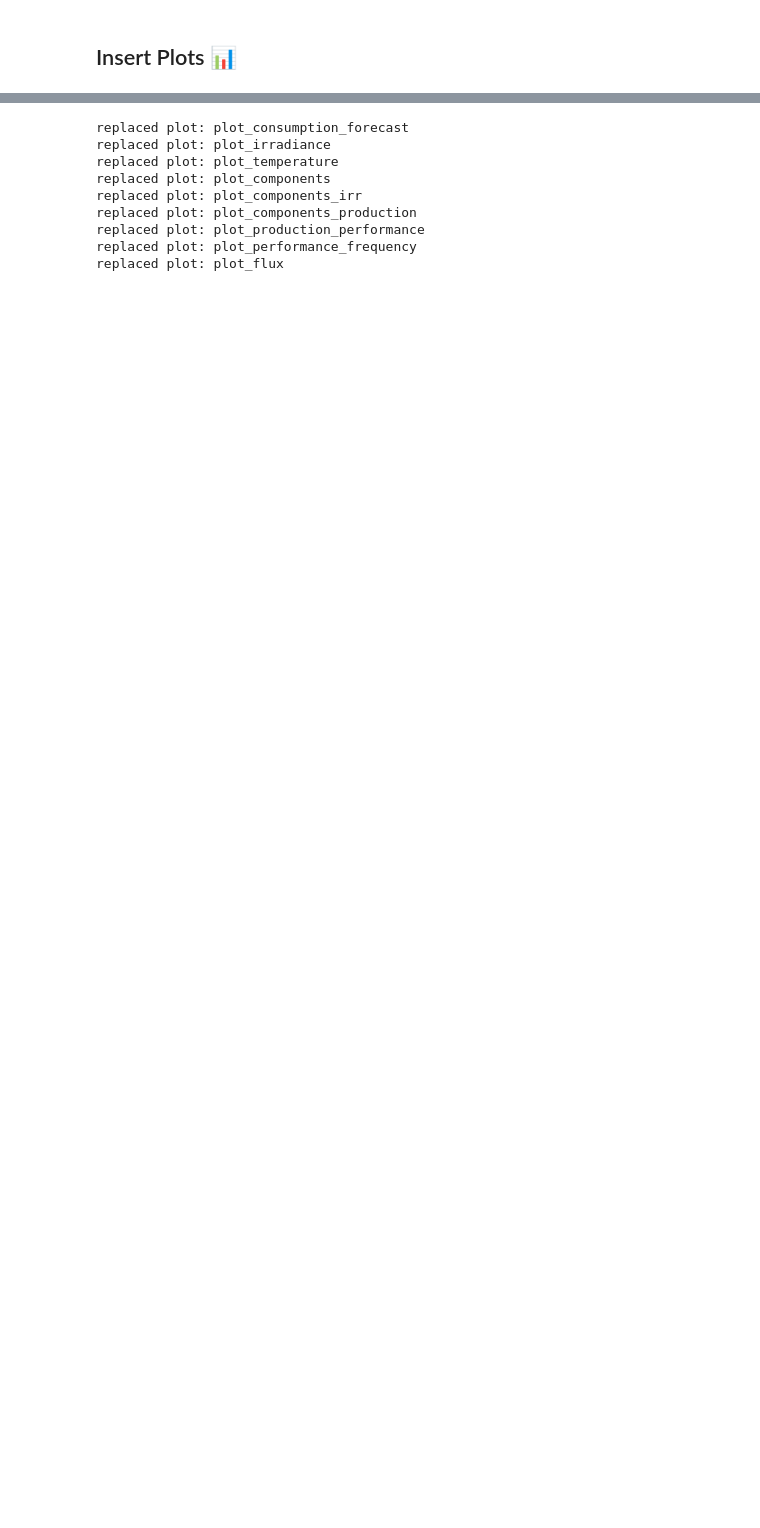
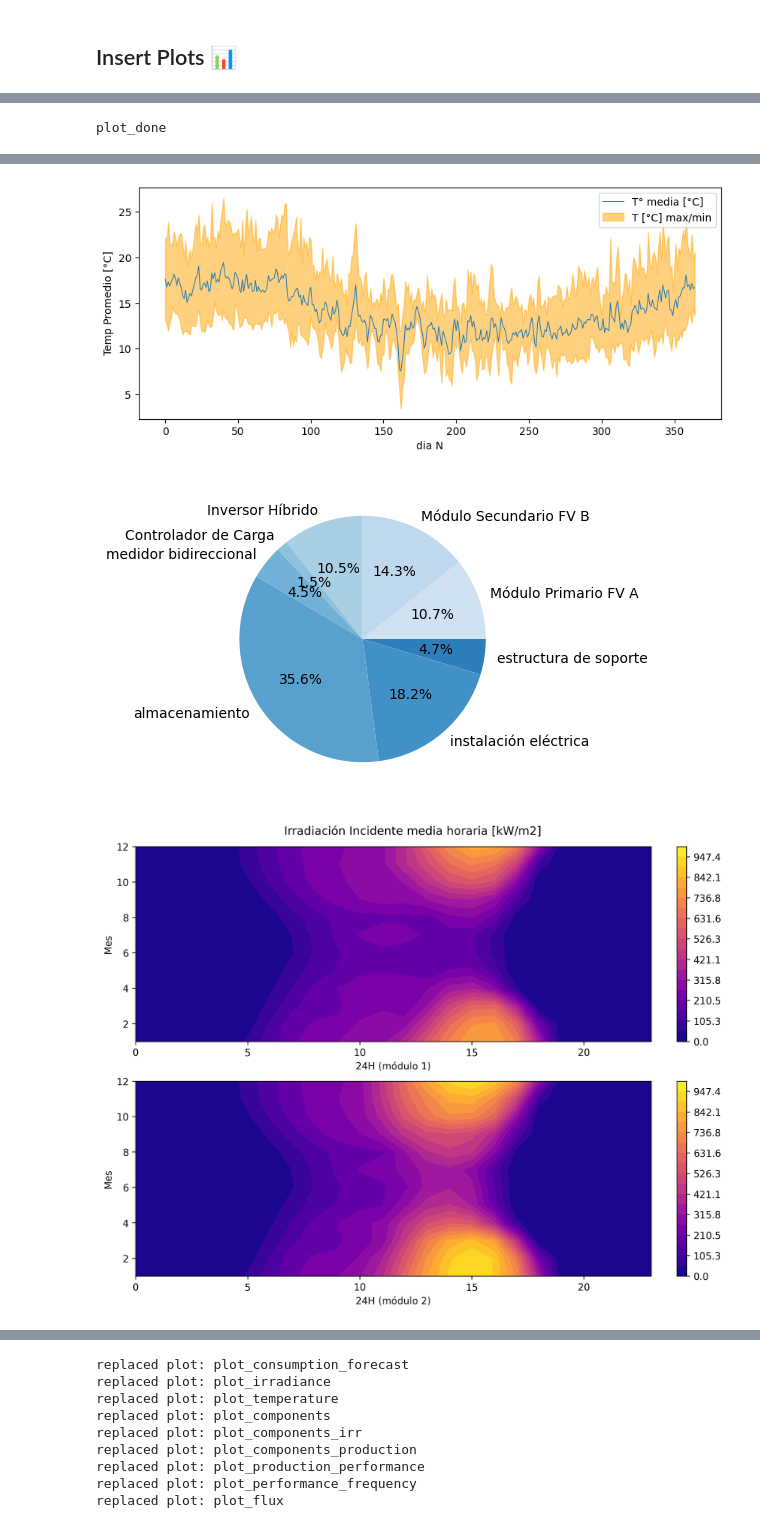
Before and after one commit to ccnmagnoo/energy-report-modeler, a Jupyter notebook: erq.bkp.py.ipynb, the cells around one changed output, grey strips where cells are left out. Drawn from its saved outputs; the diff is of its cells as text; code cells hidden in the pictures; blank space fills up the shorter version.

Commit message:
project bkc up

```diff
--- a/main.bcl.ipynb
+++ b/erq.bkp.py.ipynb
@@ -133,6 +104,7 @@ boundaries in month 11 : 549 <-> 450
 project.components = {}
 from IPython.display import clear_output
 
+from models.energy_storage import Battery
 from models.photovoltaic import Length, PvTechnicalSheet
 clear_output(wait=True)
 
@@ -149,7 +121,7 @@ project.add_component(
                 ),
     Photovoltaic(project.weather,'Módulo Secundario FV B',
                 reference='https://www.tiendatecnored.cl/modulo-fotovoltaico-650w-canadian-solar.html',
-                specification='Solar Panel PV 650W 48V',
+                specification='Solar Panel 650W 48V',
                 quantity=4,
                 cost=None,
                 orientation=Orientation(15,16.46),
@@ -173,12 +145,15 @@ project.add_component(
                 model='Elster AS1440',
                 specification='Trifasico',
                 cost_per_unit=Cost(306990,Currency.CLP)),
-    Component('almacenamiento',
-                model='MP NP12-200',
-                specification='Batería 12V 200Ah',
-                reference='https://www.tiendatecnored.cl/bateria-gel-ciclo-profundo-12v-200ah.html',
-                cost_per_unit=Cost(204889,Currency.CLP),
-                quantity=4,
+    Battery('almacenamiento',
+                model='MP GEL12-250',
+                specification='Batería 12V 250Ah',
+                reference='https://www.tiendatecnored.cl/bateria-gel-ciclo-profundo-12v-250ah.html',
+                cost_per_unit=Cost(305990,Currency.CLP),
+                volt=12,
+                charge=200,
+                demand=project.building.consumption_forecast(['main'])['energy'].to_list(),
+                autonomy=1,
                 )
     )
 
@@ -247,2 +185,9 @@ for key,data in data_to_file.items():
 # %% [markdown]
 # Write Document 📒
+# %%
+import os
+PATH = 'build/'+f'reporte_{project.building.name}/'
+
+if not os.path.exists(PATH):
+    #create
+    os.makedirs(PATH)
@@ -340,6 +224,2 @@ doc.render(ctx)
 # %% [markdown]
 ## Insert Plots 📊
-# %%
-#dep
-import matplotlib.pyplot as plt
-PATH = 'build/'
@@ -524,0 +226,5 @@ plt.savefig(PATH+'plot_flux'+'.png',dpi=300)
+# %%
+#dep
+from models.plotter import plotter
+plotter(project,PATH)
+# %% [output]
@@ -524,0 +238 @@ plt.savefig(PATH+'plot_flux'+'.png',dpi=300)
+plot_done
@@ -524,0 +241,3 @@ plt.savefig(PATH+'plot_flux'+'.png',dpi=300)
+[figure, added]
+[figure, added]
+[figure, added]
```
Also changed, not shown: parts of 31 cells of this notebook.
